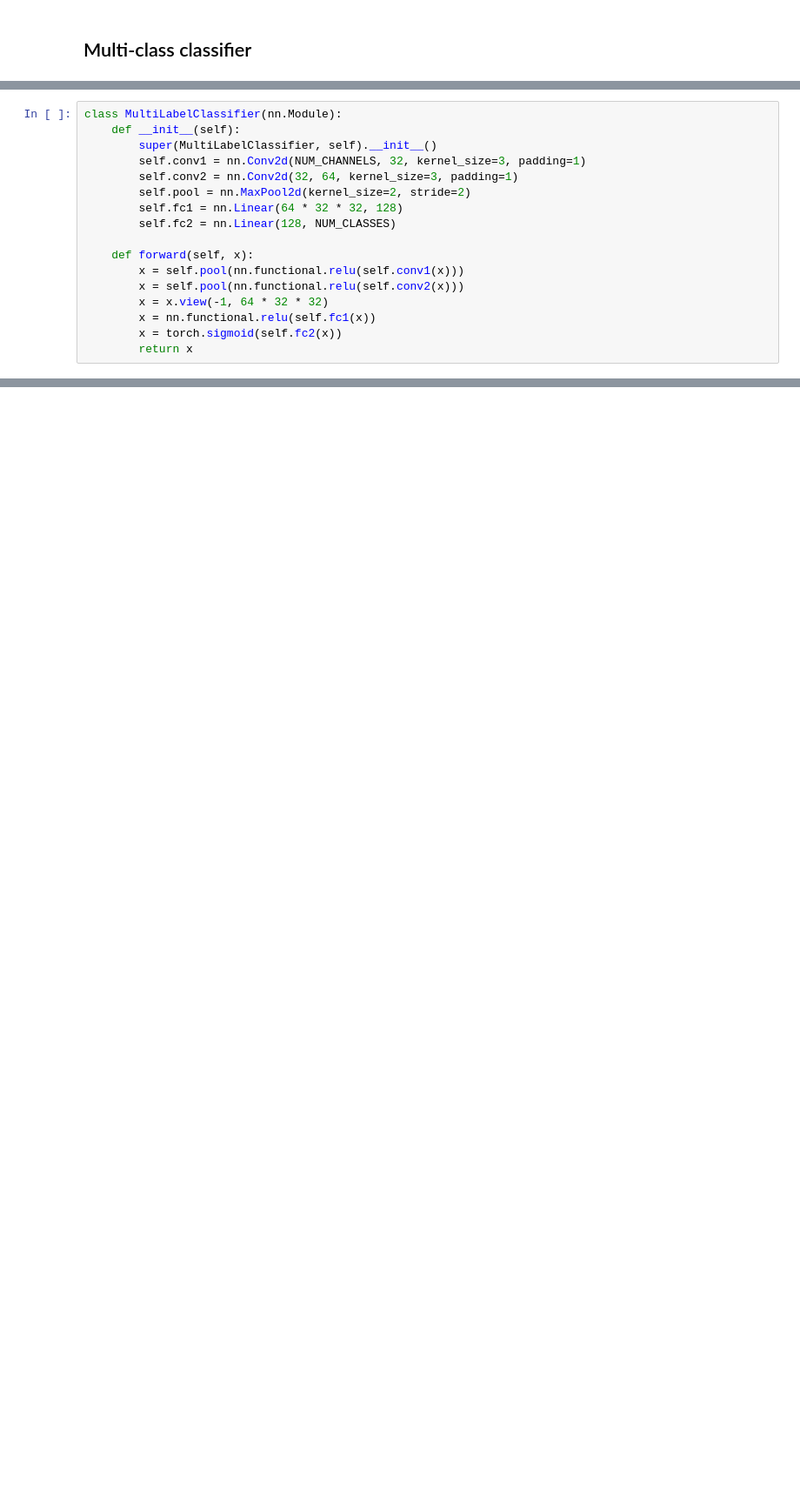
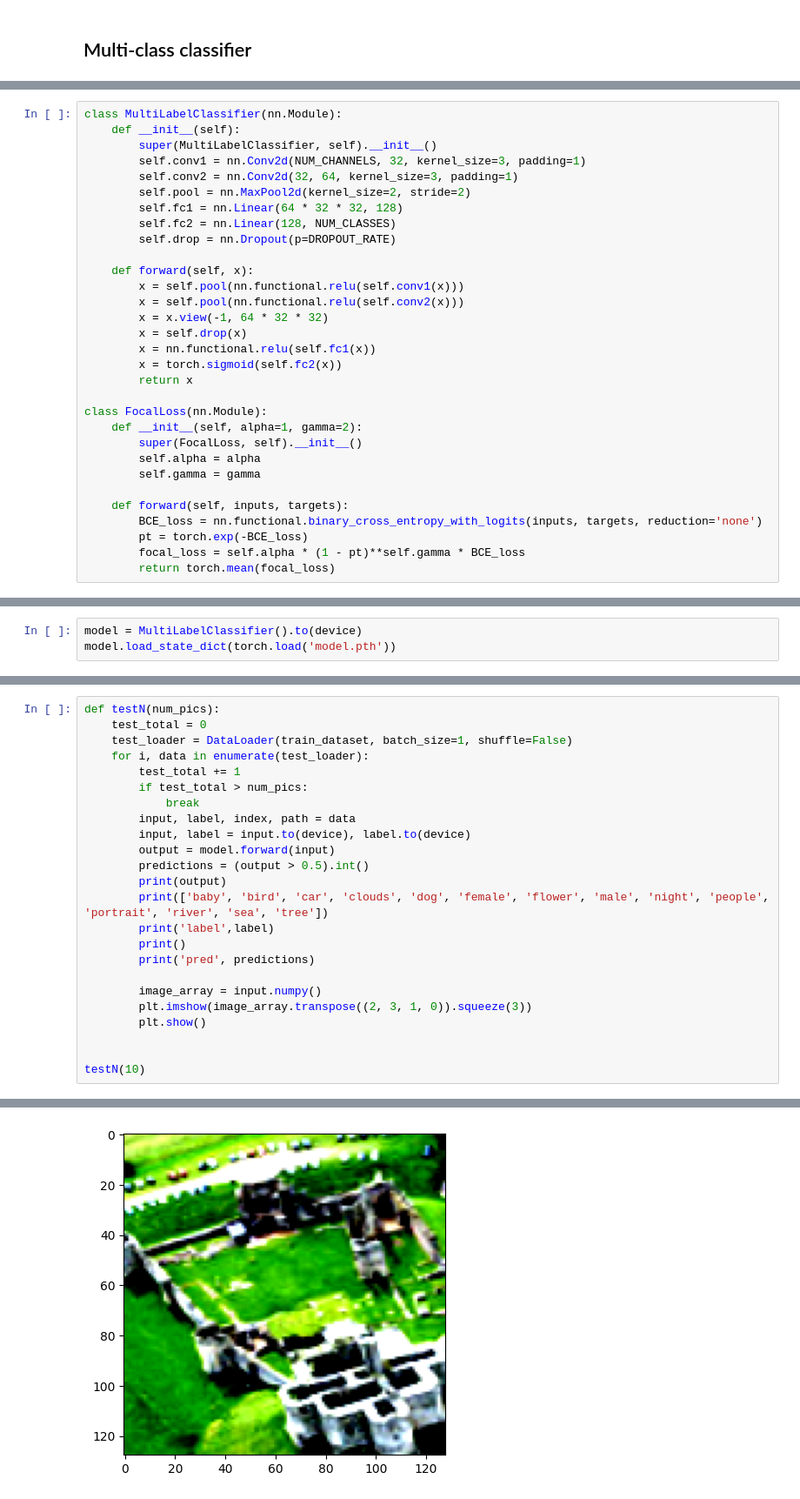
Before and after one commit to ArtKoski/IntroToDL, a Jupyter notebook: classification.ipynb, the cells around one changed output, grey strips where cells are left out. Shown at 87% size. Cells and saved outputs as stored; diff of their text form; blank space fills up the shorter version.

Commit message:
copy new stuff and add focal loss

```diff
--- a/classification.ipynb
+++ b/classification.ipynb
@@ -80,14 +108,28 @@ class MultiLabelClassifier(nn.Module):
         self.pool = nn.MaxPool2d(kernel_size=2, stride=2)
         self.fc1 = nn.Linear(64 * 32 * 32, 128)
         self.fc2 = nn.Linear(128, NUM_CLASSES)
+        self.drop = nn.Dropout(p=DROPOUT_RATE)
 
     def forward(self, x):
         x = self.pool(nn.functional.relu(self.conv1(x)))
         x = self.pool(nn.functional.relu(self.conv2(x)))
         x = x.view(-1, 64 * 32 * 32)
+        x = self.drop(x)
         x = nn.functional.relu(self.fc1(x))
         x = torch.sigmoid(self.fc2(x))
         return x
+
+class FocalLoss(nn.Module):
+    def __init__(self, alpha=1, gamma=2):
+        super(FocalLoss, self).__init__()
+        self.alpha = alpha
+        self.gamma = gamma
+
+    def forward(self, inputs, targets):
+        BCE_loss = nn.functional.binary_cross_entropy_with_logits(inputs, targets, reduction='none')
+        pt = torch.exp(-BCE_loss)
+        focal_loss = self.alpha * (1 - pt)**self.gamma * BCE_loss
+        return torch.mean(focal_loss)
 # %%
 model = MultiLabelClassifier()
 
@@ -134,0 +258,3 @@ Epoch: 01
+# %%
+model = MultiLabelClassifier().to(device)
+model.load_state_dict(torch.load('model.pth'))
@@ -134,0 +298,25 @@ Epoch: 01
+# %%
+def testN(num_pics):
+    test_total = 0
+    test_loader = DataLoader(train_dataset, batch_size=1, shuffle=False)
+    for i, data in enumerate(test_loader):
+        test_total += 1
+        if test_total > num_pics:
+            break
+        input, label, index, path = data
+        input, label = input.to(device), label.to(device)
+        output = model.forward(input)
+        predictions = (output > 0.5).int()
+        print(output)
+        print(['baby', 'bird', 'car', 'clouds', 'dog', 'female', 'flower', 'male', 'night', 'people', 'portrait', 'river', 'sea', 'tree'])
+        print('label',label)
+        print()
+        print('pred', predictions)
+
+        image_array = input.numpy()
+        plt.imshow(image_array.transpose((2, 3, 1, 0)).squeeze(3))
+        plt.show()
+
+
+testN(10)
+# %% [output]
@@ -134,0 +331 @@ Epoch: 01
+[figure, added]
```
Also changed, not shown: parts of 10 cells of this notebook.
